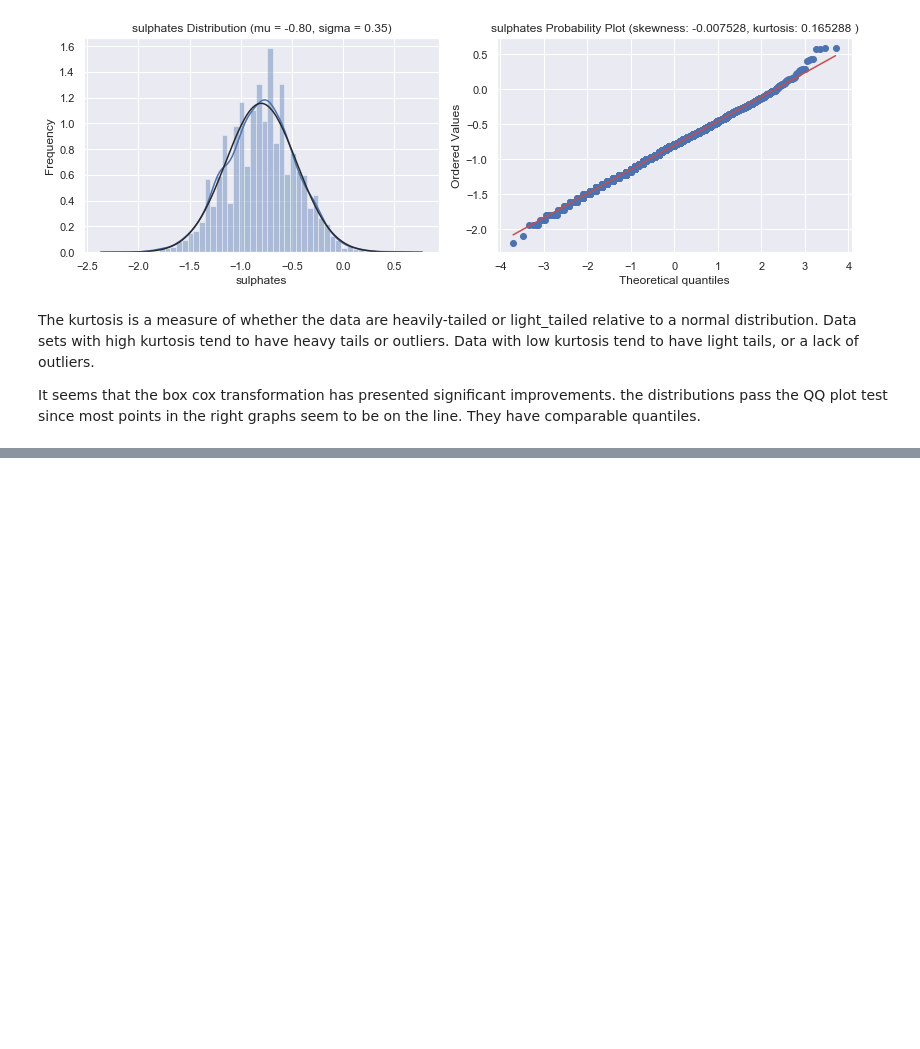
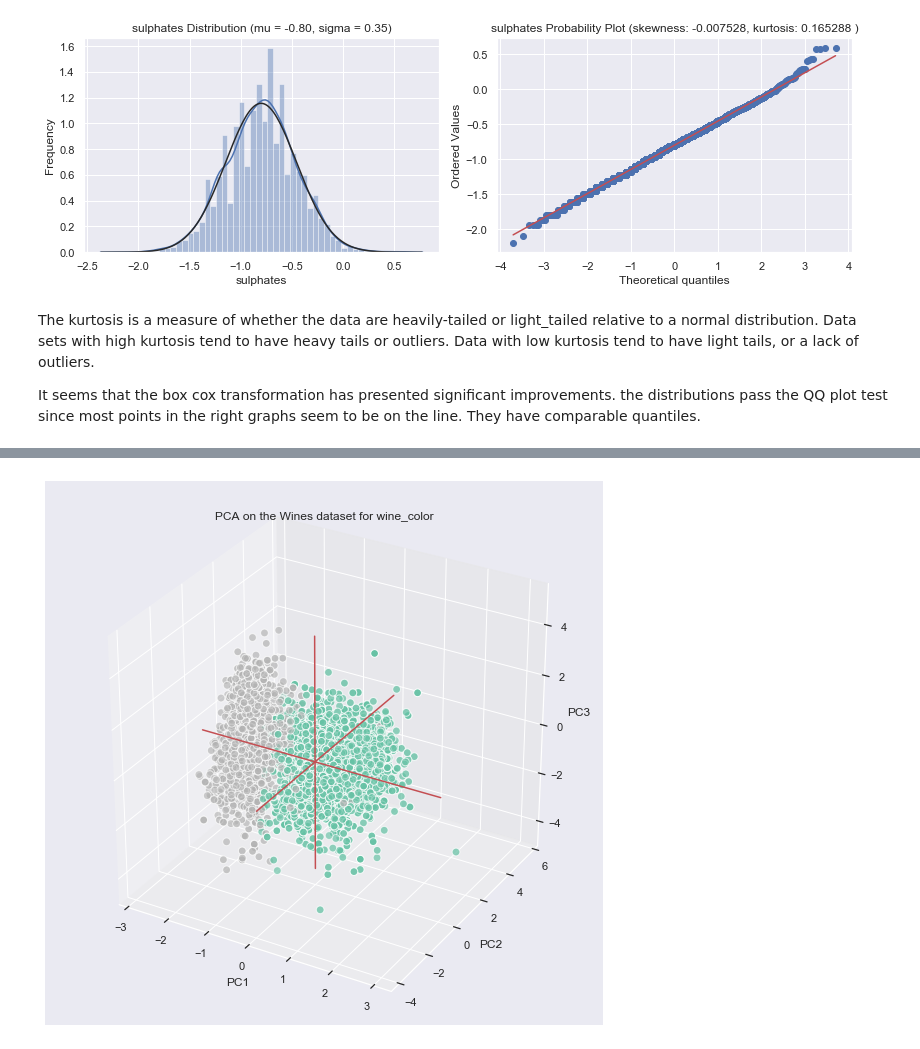
Before and after one commit to nwdelafu/wine-quality, a Jupyter notebook: main.ipynb, the cells around one changed output, grey strips where cells are left out. Saved outputs shown, nothing was run; the diff lists cells and outputs as text; code cells hidden in the pictures; blank space fills up the shorter version.

```diff
--- a/main.ipynb
+++ b/main.ipynb
@@ -841,0 +888,11 @@ So, I start the analysis already having removed the features with he highest col
+# %%
+cols = wine.columns.str.replace(' ', '_')
+df = wine.copy()
+df.columns = cols
+
+# Remove the higest correlations and run a multiple regression
+cols = list(cols.drop(['wine_color', 'label', 'quality', 'density']))
+
+vif = VRF('label', df.loc[:, cols], wine['label'])
+
+del df, vif
@@ -841,0 +944,78 @@ So, I start the analysis already having removed the features with he highest col
+# %%
+from sklearn.model_selection import train_test_split
+from sklearn.neighbors import KNeighborsClassifier
+from sklearn.metrics import accuracy_score
+from sklearn.decomposition import PCA
+from mpl_toolkits.mplot3d import Axes3D
+
+def pca_analysis(df, y_train, feat):
+    scale = StandardScaler()
+    df = pd.DataFrame(scale.fit_transform(df), index=df.index)
+    pca_all = PCA(random_state=101, whiten=True).fit(df)
+
+    my_color=y_train
+
+    # Store results of PCA in a data frame
+    result=pd.DataFrame(pca_all.transform(df), columns=['PCA%i' % i for i in range(df.shape[1])], index=df.index)
+
+    # Plot initialisation
+    fig = plt.figure(figsize=(10,10))
+    ax = fig.add_subplot(111, projection='3d')
+    ax.scatter(result['PCA0'], result['PCA1'], result['PCA2'], c=my_color, cmap="Set2_r", s=60,
+               edgecolor = 'white')
+
+    # make simple, bare axis lines through space:
+    xAxisLine = ((min(result['PCA0']), max(result['PCA0'])), (0, 0), (0,0))
+    ax.plot(xAxisLine[0], xAxisLine[1], xAxisLine[2], 'r')
+    yAxisLine = ((0, 0), (min(result['PCA1']), max(result['PCA1'])), (0,0))
+    ax.plot(yAxisLine[0], yAxisLine[1], yAxisLine[2], 'r')
+    zAxisLine = ((0, 0), (0,0), (min(result['PCA2']), max(result['PCA2'])))
+    ax.plot(zAxisLine[0], zAxisLine[1], zAxisLine[2], 'r')
+
+    # label the axes
+    ax.set_xlabel("PC1")
+    ax.set_ylabel("PC2")
+    ax.set_zlabel("PC3")
+    ax.set_title("PCA on the Wines dataset for " + (feat))
+    plt.show()
+
+    X_train , X_test, y, y_test = train_test_split(df , y_train, test_size=0.3, random_state=0)
+
+    KNC = KNeighborsClassifier(algorithm = 'ball_tree', leaf_size = 12, n_neighbors = 12, p  = 1, weights = 'distance')
+    KNC = KNC.fit(X_train, y)
+    print('KNeighbors Classifier Training Accuracy: {:2.2%}'.format(accuracy_score(y, KNC.predict(X_train))))
+    y_pred = KNC.predict(X_test)
+    print('KNeighbors Classifier Test Accuracy: {:2.2%}'.format(accuracy_score(y_test, y_pred)))
+
+    print('_' * 40)
+    print('\nAccurance on', feat, ' Prediction By Number of PCA COmponents:\n')
+    AccPca = pd.DataFrame(columns=['Components', 'Var_ratio', 'Train_Acc', 'Test_Acc'])
+
+    for componets in np.arange(1, df.shape[1]):
+        variance_ratio = sum(pca_all.explained_variance_ratio_[:componets])*100
+        pca = PCA(n_components=componets, random_state=101, whiten=True)
+        X_train_pca = pca.fit_transform(X_train)
+        Components = X_train_pca.shape[1]
+        KNC = KNeighborsClassifier(algorithm = 'ball_tree', leaf_size = 12, n_neighbors = 12, p  = 1, weights = 'distance')
+        KNC = KNC.fit(X_train_pca, y)
+        Training_Accuracy = accuracy_score(y, KNC.predict(X_train_pca))
+        X_test_pca = pca.transform(X_test)
+        y_pred = KNC.predict(X_test_pca)
+        Test_Accuracy = accuracy_score(y_test, y_pred)
+        AccPca = AccPca.append(pd.DataFrame([(Components, variance_ratio, Training_Accuracy, Test_Accuracy)],
+                                            columns=['Components', 'Var_ratio', 'Train_Acc', 'Test_Acc']))#], axis=0)
+
+    AccPca.set_index('Components', inplace=True)
+    display(AccPca.sort_values(by='Test_Acc', ascending=False))
+
+#running wine color pca analysis
+cols = wine.columns
+cols = list(cols.drop(['wine_color', 'label', 'quality']))
+pca_analysis(wine.loc[:, cols], wine['wine_color'], 'wine_color')
+
+#running wine quality pca analysis
+cols = wine.columns
+cols = list(cols.drop(['wine_color', 'label', 'quality']))
+pca_analysis(wine.loc[:, cols], wine['label'], 'Quality')
+# %% [output]
+[figure, added]
```
Also changed, not shown: parts of 10 cells of this notebook.
